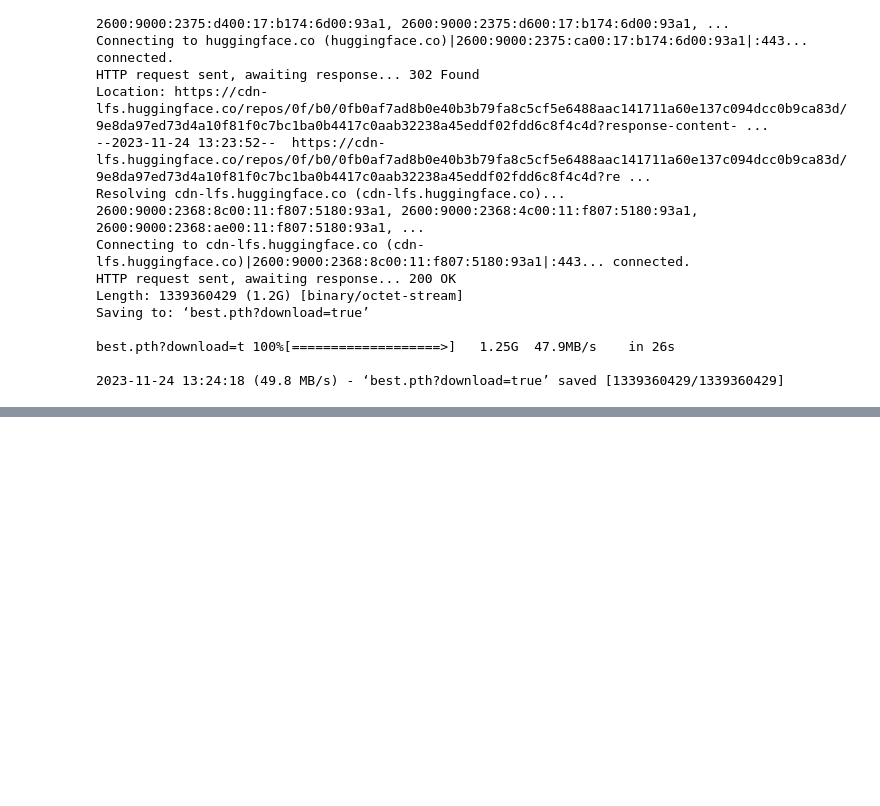
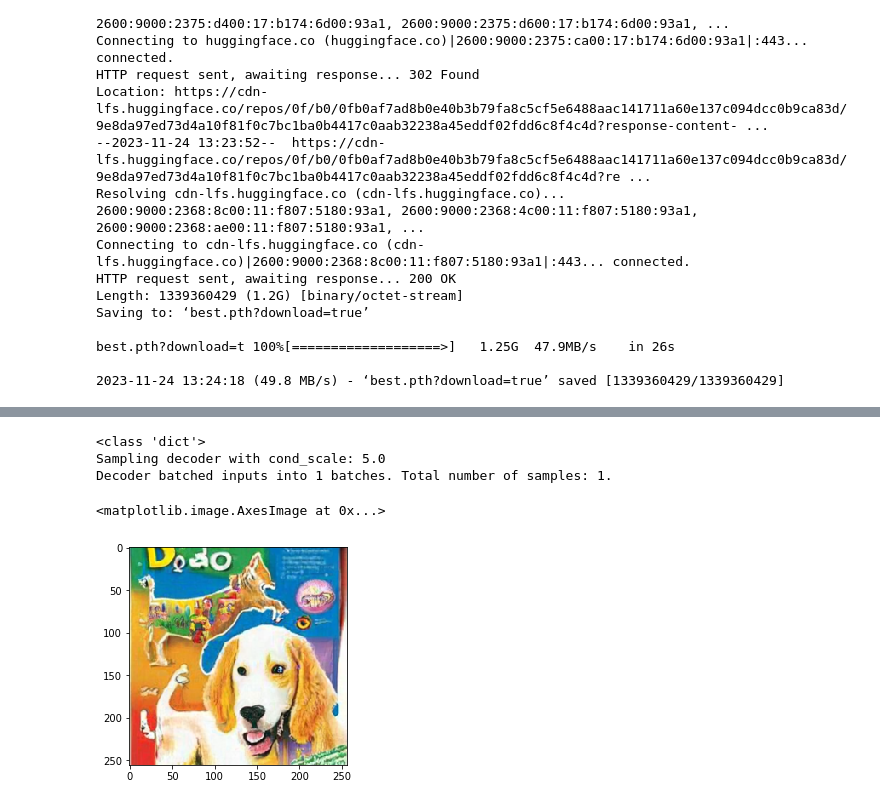
Before and after one commit to K-Nikorov/machine_learning, a Jupyter notebook: IndResInAI/HW/Task_2/Nikorov_solution.ipynb, the cells around one changed output, grey strips where cells are left out. Cells and saved outputs as stored; diff of their text form; code cells hidden in the pictures; blank space fills up the shorter version.

Commit message:
Load newest notebook from DataSphere

```diff
--- a/IndResInAI/HW/Task_2/Nikorov_solution.ipynb
+++ b/IndResInAI/HW/Task_2/Nikorov_solution.ipynb
@@ -83,0 +415,27 @@ best.pth?download=t 100%[===================>]   1.25G  47.9MB/s    in 26s
+# %%
+#!g1.1
+from dalle2_laion import ModelLoadConfig, DalleModelManager
+from dalle2_laion.scripts import InferenceScript
+
+import matplotlib.pyplot as plt
+import numpy as np
+
+
+# class ExampleInference(InferenceScript):
+#     def run(self, text: str, prior_cond_scale: float = 1.0, decoder_cond_scale: float = 1.0):
+#         """
+#         Takes a string and returns a single image.
+#         """
+#         text = [text]
+#         image_embedding_map = self._sample_prior(text, cond_scale=prior_cond_scale)
+#         image_embedding = image_embedding_map[0][0].unsqueeze(0)
+#         image_map = self._sample_decoder(text=text, image_embed=image_embedding, cond_scale=decoder_cond_scale)
+#         return image_map[0][0]
+
+model_config = ModelLoadConfig.from_json_path("./models/upsampler_config.json")
+model_manager = DalleModelManager(model_config)
+inference = CondInference(model_manager, verbose=True)
+image = inference.run("A magic dog is riding a bike", 5.0, 5.0)
+
+plt.imshow(image)
+# %% [output]
@@ -83,0 +446,5 @@ best.pth?download=t 100%[===================>]   1.25G  47.9MB/s    in 26s
+<class 'dict'>
+Sampling decoder with cond_scale: 5.0
+Decoder batched inputs into 1 batches. Total number of samples: 1.
+<matplotlib.image.AxesImage at 0x...>
+[figure, added]
```
Also changed, not shown: parts of 34 cells of this notebook.
